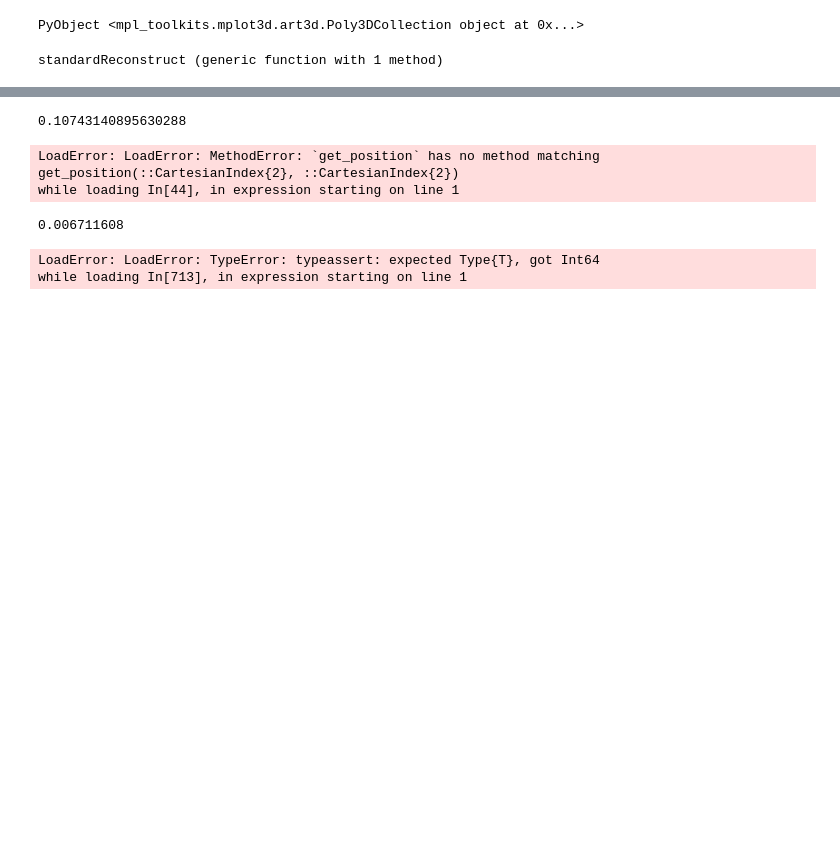
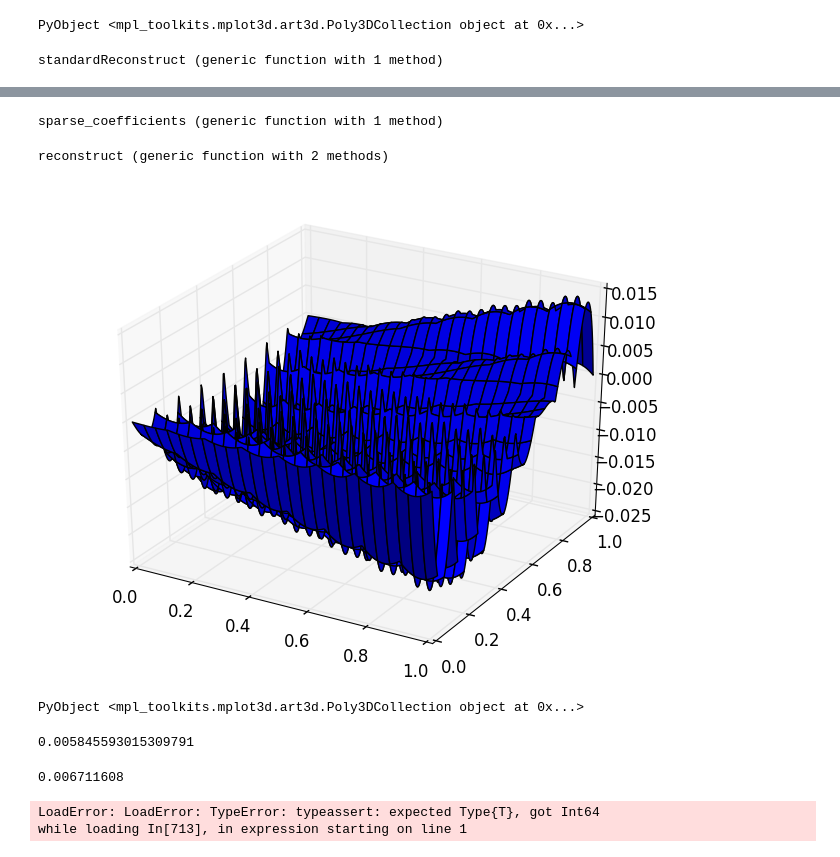
Before and after one commit to ABAtanasov/Sparse-Grids, a Jupyter notebook: Julia Code/Hierarchical Basis.ipynb, the cells around one changed output, grey strips where cells are left out. Cells and saved outputs as stored; diff of their text form; code cells hidden in the pictures; blank space fills up the shorter version.

```diff
--- a/Julia Code/Hierarchical Basis.ipynb
+++ b/Julia Code/Hierarchical Basis.ipynb
@@ -130,6 +123,9 @@ function pos(x::Int)
 end
 
 function hat_index(x::Float64,l::Int)
+    if l<= 1
+        return 1
+    end
     if x>= 1
         return 2^(l-1)
     else
@@ -138,7 +134,7 @@ function hat_index(x::Float64,l::Int)
 end
 
 
-function get_position{D}(level::CartesianIndex{D,Int},place::CartesianIndex{D,Int})
+function get_position{D}(level::CartesianIndex{D},place::CartesianIndex{D})
     x = [(0.5)^pos(level[i]-2) *(2*place[i]-1) for i in 1:D]
     return x
 end
@@ -184,17 +180,4 @@ function get_coefficient{D,T<:Real}(f::Function, level::NTuple{D,Int}, x::Array{
         end
     end
 end
-
-function hier_coefficients{D}(f::Function, ls::NTuple{D,Int})
-    coeffs = Dict{CartesianIndex{D}, Array{D,Float64}}
-    for level in CartesianRange(ls) #This really goes from -1 to l_i for each i
-        ks = ntuple(i -> 1<<pos(level[i]-3), D)  #This sets up a specific k+2 vector
-        level_coeffs = zeros(ks)
-        for place in CartesianRange(ks)
-            x = get_position(level, place) #This is an array obtained from place that will be manipulated
-            levelcoeffs[place]=get_coefficient(f,level,x)
-        end
-        coeffs[level] = level_coeffs
-    end
-end
 # %% [output]
@@ -203,10 +201,50 @@ while loading In[41], in expression starting on line 19
+# %%
+function sparse_coefficients(f::Function, n::Int, D::Int)
+    coeffs = Dict{CartesianIndex{D}, Array{Float64,D}}()
+    ls = ntuple(i->(n+2),D)
+    for level in CartesianRange(ls) #This really goes from -1 to l_i for each i
+        diag_level=0;
+        for i in 1:D
+            diag_level+=level[i]
+        end
+        if diag_level > n + 2*D #If we're outside the region we care about, just don't compute coeffs
+            continue
+        else  #Otherwise we'll go ahead and DO IT
+            ks = ntuple(i -> 1<<pos(level[i]-3), D)  #This sets up a specific k+2 vector
+            level_coeffs = zeros(ks)
+            for place in CartesianRange(ks)
+                x = get_position(level, place) #This is an array obtained from place that will be manipulated
+                level_coeffs[place]=get_coefficient(f,ntuple(i -> level[i], D),x)
+            end
+            coeffs[level] = level_coeffs
+        end
+    end
+    return coeffs
+end
+# %% [output]
+sparse_coefficients (generic function with 1 method)
+# %%
+#this will work for both sparse and full cases
+#it also generalizes decently nicely to the DG case
+function reconstruct{D,T<:Real}(coefficients::Dict{CartesianIndex{D}, Array{Float64,D}}, x::NTuple{D,T})
+    value = 0
+    for key in keys(coefficients)
+        level = ntuple(i->key[i]-2,D)
+        place = ntuple(i->hat_index(x[i],level[i]),D)
+        #@show coefficients[key]
+        #@show (coefficients[key])[CartesianIndex{D}(place)]
+        value += (coefficients[key])[CartesianIndex{D}(place)]*ϕ(level,place,x)
+    end
+    return value
+end
+# %% [output]
+reconstruct (generic function with 2 methods)
 # %%
-
-get_coefficient(x->sin(pi*x[1]+x[2]), (3,3), [.5,.5])
+plotfunc2D(x->reconstruct(coeffs,(x[1], x[2]))-sin(pi*x[1]+x[2]))
 # %% [output]
+[figure, added]
-0.10743140895630288
+PyObject <mpl_toolkits.mplot3d.art3d.Poly3DCollection object at 0x...>
-# %%
-hier_coefficients(x->sin(pi*x[1]+x[2]), (3,3))
-# %% [output]
-LoadError: LoadError: MethodError: `get_position` has no method matching get_position(::CartesianIndex{2}, ::CartesianIndex{2})
-while loading In[44], in expression starting on line 1
+# %%
+coeffs[ CartesianIndex{2}((5,3))][CartesianIndex{2}((3,1))]
+# %% [output]
+0.005845593015309791
```
Also changed, not shown: parts of 5 cells of this notebook, 1 other file.
